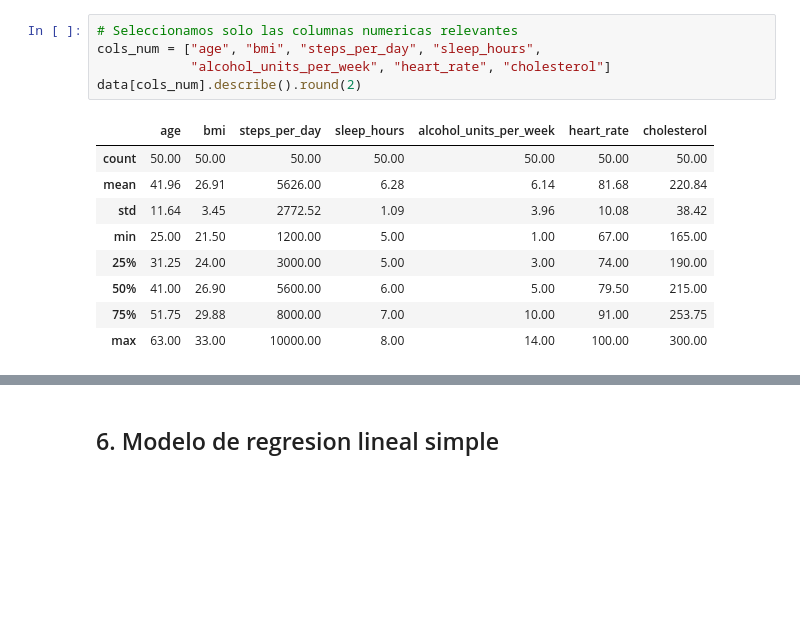
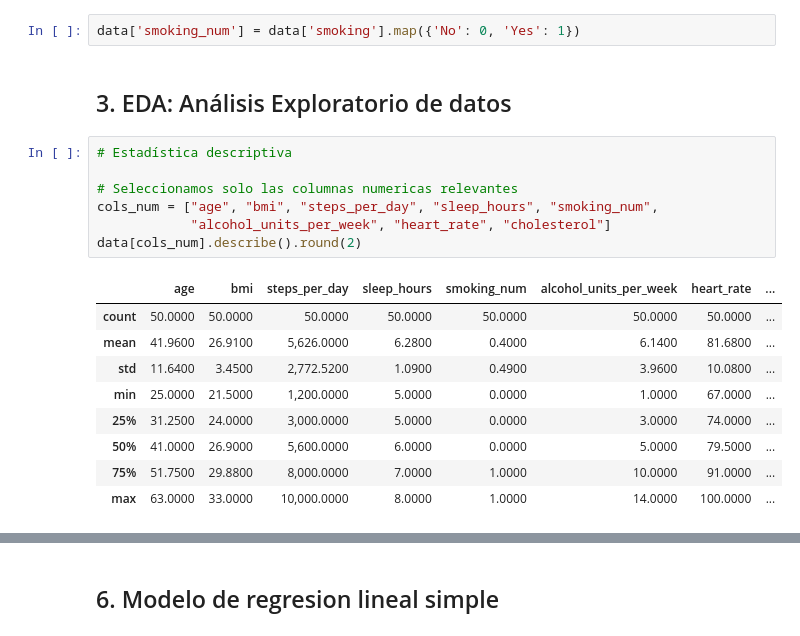
Before and after one commit to BORJAMOME/Data-Analytics-Portfolio, a Jupyter notebook: 03-Machine-Learning/01-supervisado/regresion/01-regresion-lineal-simple/02-salud/notebook.ipynb, the cells around one changed output, grey strips where cells are left out. Drawn from its saved outputs; the diff is of its cells as text; blank space fills up the shorter version.

```diff
--- a/03-Machine-Learning/01-supervisado/regresion/01-regresion-lineal-simple/02-salud/notebook.ipynb
+++ b/03-Machine-Learning/01-supervisado/regresion/01-regresion-lineal-simple/02-salud/notebook.ipynb
@@ -65,16 +115,22 @@ Registros: 50 | Columnas: 11
+# %%
+data['smoking_num'] = data['smoking'].map({'No': 0, 'Yes': 1})
+# %% [markdown]
+## 3. EDA: Análisis Exploratorio de datos
 # %%
+# Estadística descriptiva
+
 # Seleccionamos solo las columnas numericas relevantes
-cols_num = ["age", "bmi", "steps_per_day", "sleep_hours",
+cols_num = ["age", "bmi", "steps_per_day", "sleep_hours", "smoking_num",
             "alcohol_units_per_week", "heart_rate", "cholesterol"]
 data[cols_num].describe().round(2)
 # %% [output]
-|  | age | bmi | steps_per_day | sleep_hours | alcohol_units_per_week | heart_rate | cholesterol |
-| count | 50.00 | 50.00 | 50.00 | 50.00 | 50.00 | 50.00 | 50.00 |
-| mean | 41.96 | 26.91 | 5626.00 | 6.28 | 6.14 | 81.68 | 220.84 |
-| std | 11.64 | 3.45 | 2772.52 | 1.09 | 3.96 | 10.08 | 38.42 |
-| min | 25.00 | 21.50 | 1200.00 | 5.00 | 1.00 | 67.00 | 165.00 |
-| 25% | 31.25 | 24.00 | 3000.00 | 5.00 | 3.00 | 74.00 | 190.00 |
-| 50% | 41.00 | 26.90 | 5600.00 | 6.00 | 5.00 | 79.50 | 215.00 |
-| 75% | 51.75 | 29.88 | 8000.00 | 7.00 | 10.00 | 91.00 | 253.75 |
-| max | 63.00 | 33.00 | 10000.00 | 8.00 | 14.00 | 100.00 | 300.00 |
+|  | age | bmi | steps_per_day | sleep_hours | smoking_num | alcohol_units_per_week | heart_rate | ... |
+| count | 50.0000 | 50.0000 | 50.0000 | 50.0000 | 50.0000 | 50.0000 | 50.0000 | ... |
+| mean | 41.9600 | 26.9100 | 5,626.0000 | 6.2800 | 0.4000 | 6.1400 | 81.6800 | ... |
+| std | 11.6400 | 3.4500 | 2,772.5200 | 1.0900 | 0.4900 | 3.9600 | 10.0800 | ... |
+| min | 25.0000 | 21.5000 | 1,200.0000 | 5.0000 | 0.0000 | 1.0000 | 67.0000 | ... |
+| 25% | 31.2500 | 24.0000 | 3,000.0000 | 5.0000 | 0.0000 | 3.0000 | 74.0000 | ... |
+| 50% | 41.0000 | 26.9000 | 5,600.0000 | 6.0000 | 0.0000 | 5.0000 | 79.5000 | ... |
+| 75% | 51.7500 | 29.8800 | 8,000.0000 | 7.0000 | 1.0000 | 10.0000 | 91.0000 | ... |
+| max | 63.0000 | 33.0000 | 10,000.0000 | 8.0000 | 1.0000 | 14.0000 | 100.0000 | ... |
 # %%
```
Also changed, not shown: parts of 49 cells of this notebook, 1 other file.
